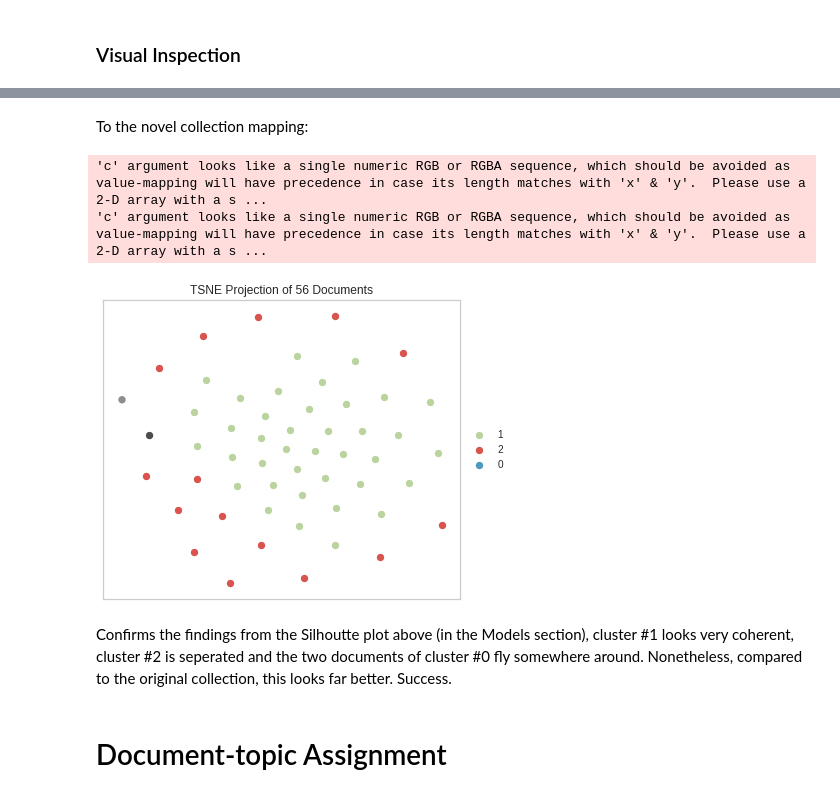
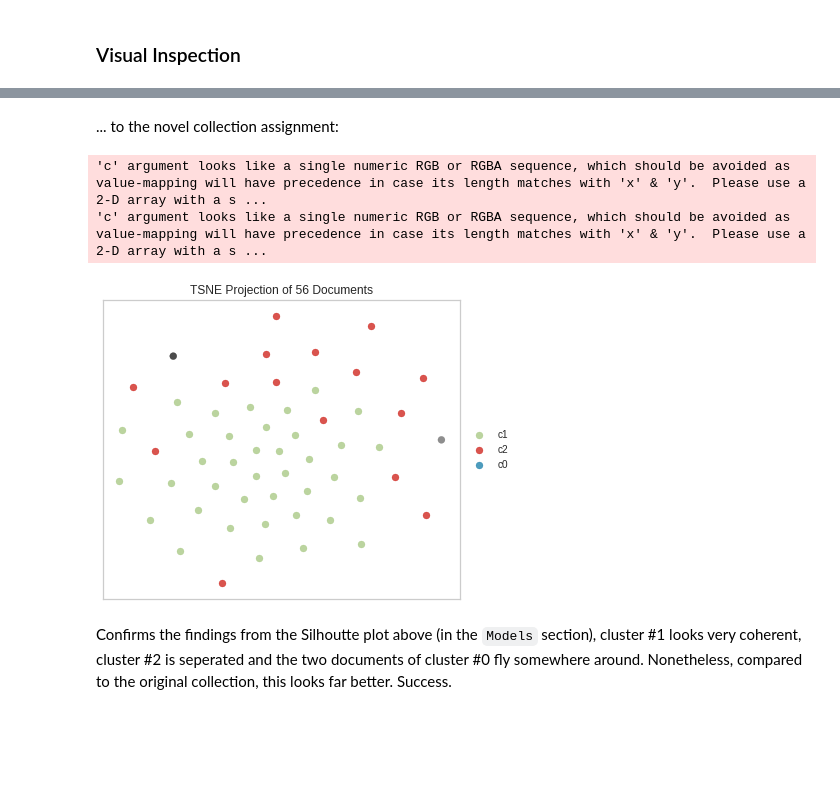
Before and after one commit to datadonK23/pyData-Projects, a Jupyter notebook: HolmesClustering/holmes_clustering/notebook/2_Modeling.ipynb, the cells around one changed output, grey strips where cells are left out. Drawn from its saved outputs; the diff is of its cells as text; code cells hidden in the pictures; blank space fills up the shorter version.

Commit message:
Document-cluster assignment; Minor fix in HolmsTopicModels project

```diff
--- a/HolmesClustering/holmes_clustering/notebook/2_Modeling.ipynb
+++ b/HolmesClustering/holmes_clustering/notebook/2_Modeling.ipynb
@@ -138,22 +138,15 @@ tsne_original.poof()
 # %% [markdown]
-To the novel collection mapping:
+... to the novel collection assignment:
 # %%
-# Map target names of original collections to target vals
-collections_map = {}
-for i, collection_name in enumerate(corpus.target_names):
-    collections_map[i] = collection_name
-
 # Plot
 tsne_novel = TSNEVisualizer()
 labels = ["c{}".format(c) for c in pipe.named_steps.kmeans.labels_]
-tsne_novel.fit(X_bow, pred)
+tsne_novel.fit(X_bow, labels)
 tsne_novel.poof()
 # %% [output]
 'c' argument looks like a single numeric RGB or RGBA sequence, which should be avoided as value-mapping will have precedence in case its length matches with 'x' & 'y'.  Please use a 2-D array with a s ...
 'c' argument looks like a single numeric RGB or RGBA sequence, which should be avoided as value-mapping will have precedence in case its length matches with 'x' & 'y'.  Please use a 2-D array with a s ...
-[figure, old version]
+[figure, new version]
 # %% [markdown]
-Confirms the findings from the Silhoutte plot above (in the Models section), cluster \#1 looks very coherent, cluster \#2 is seperated and the two documents of cluster \#0 fly somewhere around.
+Confirms the findings from the Silhoutte plot above (in the `Models` section), cluster \#1 looks very coherent, cluster \#2 is seperated and the two documents of cluster \#0 fly somewhere around.
 Nonetheless, compared to the original collection, this looks far better. Success.
-# %% [markdown]
-# Document-topic Assignment
```
Also changed, not shown: parts of 23 cells of this notebook, 6 other files.
